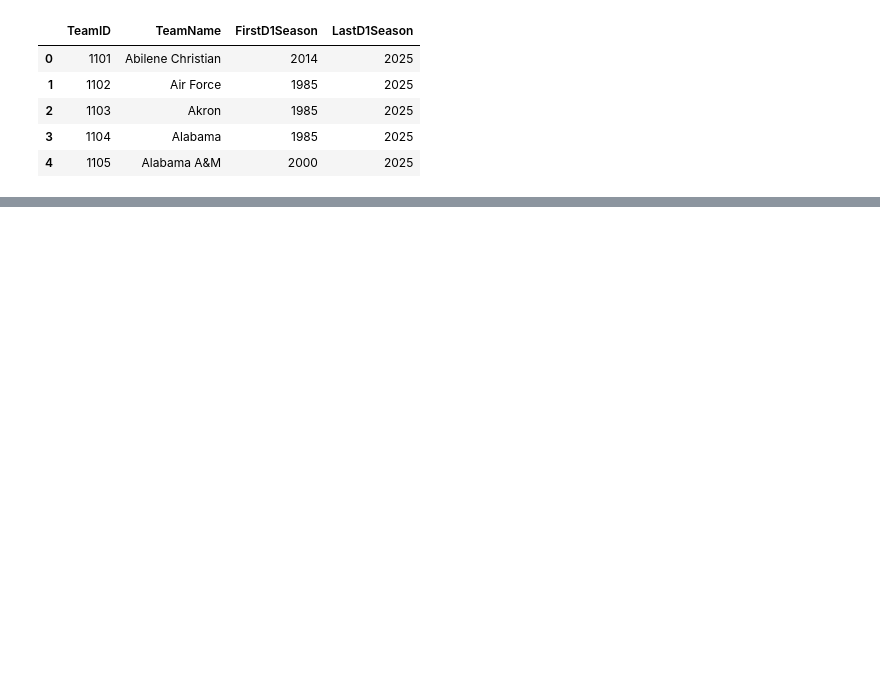
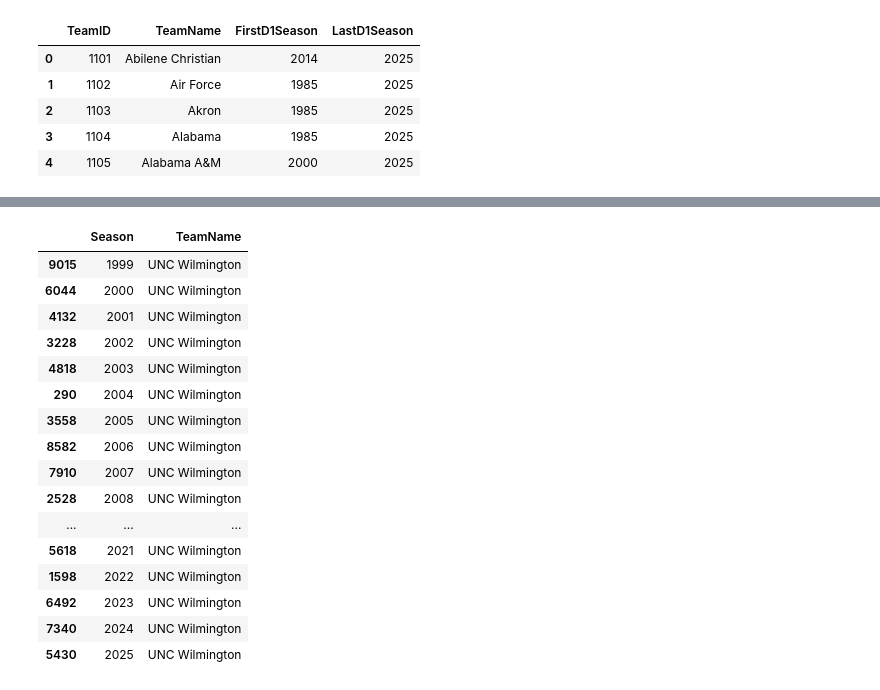
Before and after one commit to jacksullivan27/MarchMadness, a Jupyter notebook: analysis.ipynb, the cells around one changed output, grey strips where cells are left out. Saved outputs shown, nothing was run; the diff lists cells and outputs as text; code cells hidden in the pictures; blank space fills up the shorter version.

```diff
--- a/analysis.ipynb
+++ b/analysis.ipynb
@@ -174,3 +209,0 @@ print(len(list(tourney_only_teams['TeamName'])))
-# %%
-def lookup_season_teams(phrase):
-    return season_stat_teams[season_stat_teams['TeamName'].str.contains(phrase)].sort_values('Season')
@@ -248,0 +268,34 @@ tourney_games
+# %%
+def lookup_season_teams(phrase):
+    return kenpom[kenpom['TeamName'].str.contains(phrase)][["Season", "TeamName"]].sort_values('Season')
+
+def lookup_tourney_teams(phrase):
+    return tourney_games[(tourney_games['WTeamName'].str.contains(phrase)) | (tourney_games['LTeamName'].str.contains(phrase))].sort_values('Season')
+# %%
+lookup_season_teams("Wilmington")
+# not in data: Armstrong St., Alliant Intl, Augusta, Hardin-Simmons, NE Illinois, Northwestern LA, Okla City, Utica, W Texas A&M
+# Note that UMKC is now Kansas City for 2025
+# Wisconsin Green Bay is Green Bay starting 2001 -- FIXED
+# Wisconsin Milwaukee is Milwaukee starting 2001 -- FIXED
+# Troy St. is Troy starting 2001 -- FIXED
+# Louisiana is Louisiana Lafayette starting 2001 -- FIXED
+# College of Charleston is Charleston starting 2001 -- FIXED
+# lookup_tourney_teams("Charleston")
+# %% [output]
+|  | Season | TeamName |
+| 9015 | 1999 | UNC Wilmington |
+| 6044 | 2000 | UNC Wilmington |
+| 4132 | 2001 | UNC Wilmington |
+| 3228 | 2002 | UNC Wilmington |
+| 4818 | 2003 | UNC Wilmington |
+| 290 | 2004 | UNC Wilmington |
+| 3558 | 2005 | UNC Wilmington |
+| 8582 | 2006 | UNC Wilmington |
+| 7910 | 2007 | UNC Wilmington |
+| 2528 | 2008 | UNC Wilmington |
+| ... | ... | ... |
+| 5618 | 2021 | UNC Wilmington |
+| 1598 | 2022 | UNC Wilmington |
+| 6492 | 2023 | UNC Wilmington |
+| 7340 | 2024 | UNC Wilmington |
+| 5430 | 2025 | UNC Wilmington |
```
Also changed, not shown: parts of 16 cells of this notebook, 3 other files.
